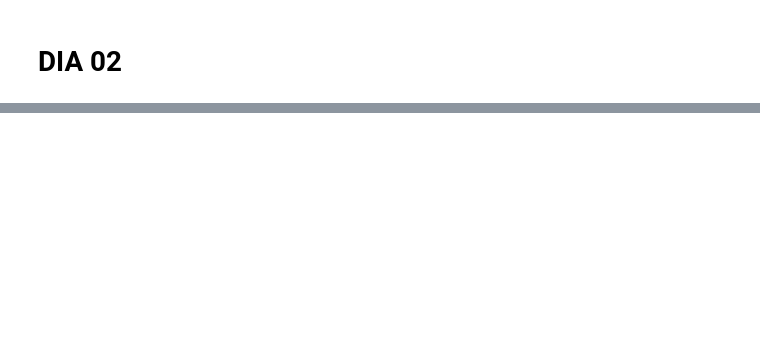
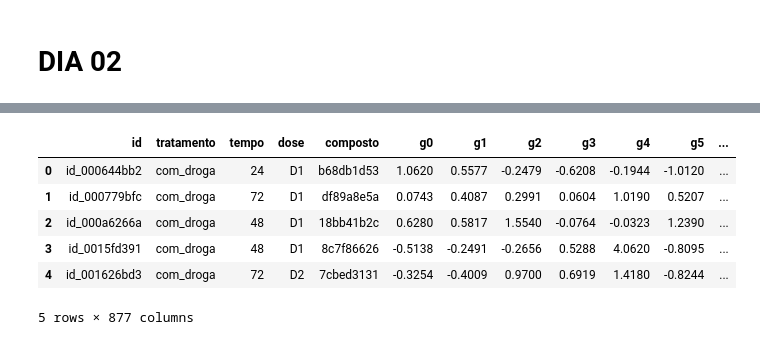
Before and after one commit to RaphaelHZ/Imersao_Alura, a Jupyter notebook: ImersaoAlura.ipynb, the cells around one changed output, grey strips where cells are left out. Cells and saved outputs as stored; diff of their text form; code cells hidden in the pictures; blank space fills up the shorter version.

```diff
--- a/ImersaoAlura.ipynb
+++ b/ImersaoAlura.ipynb
@@ -151,0 +199,12 @@ NameError: ignored
+# %%
+mapa = {'droga': 'composto'}
+dados.rename(columns=mapa, inplace=True)
+dados.head()
+# %% [output]
+|  | id | tratamento | tempo | dose | composto | g0 | g1 | g2 | g3 | g4 | g5 | ... |
+| 0 | id_000644bb2 | com_droga | 24 | D1 | b68db1d53 | 1.0620 | 0.5577 | -0.2479 | -0.6208 | -0.1944 | -1.0120 | ... |
+| 1 | id_000779bfc | com_droga | 72 | D1 | df89a8e5a | 0.0743 | 0.4087 | 0.2991 | 0.0604 | 1.0190 | 0.5207 | ... |
+| 2 | id_000a6266a | com_droga | 48 | D1 | 18bb41b2c | 0.6280 | 0.5817 | 1.5540 | -0.0764 | -0.0323 | 1.2390 | ... |
+| 3 | id_0015fd391 | com_droga | 48 | D1 | 8c7f86626 | -0.5138 | -0.2491 | -0.2656 | 0.5288 | 4.0620 | -0.8095 | ... |
+| 4 | id_001626bd3 | com_droga | 72 | D2 | 7cbed3131 | -0.3254 | -0.4009 | 0.9700 | 0.6919 | 1.4180 | -0.8244 | ... |
+5 rows × 877 columns
```
Also changed, not shown: parts of 17 cells of this notebook.
